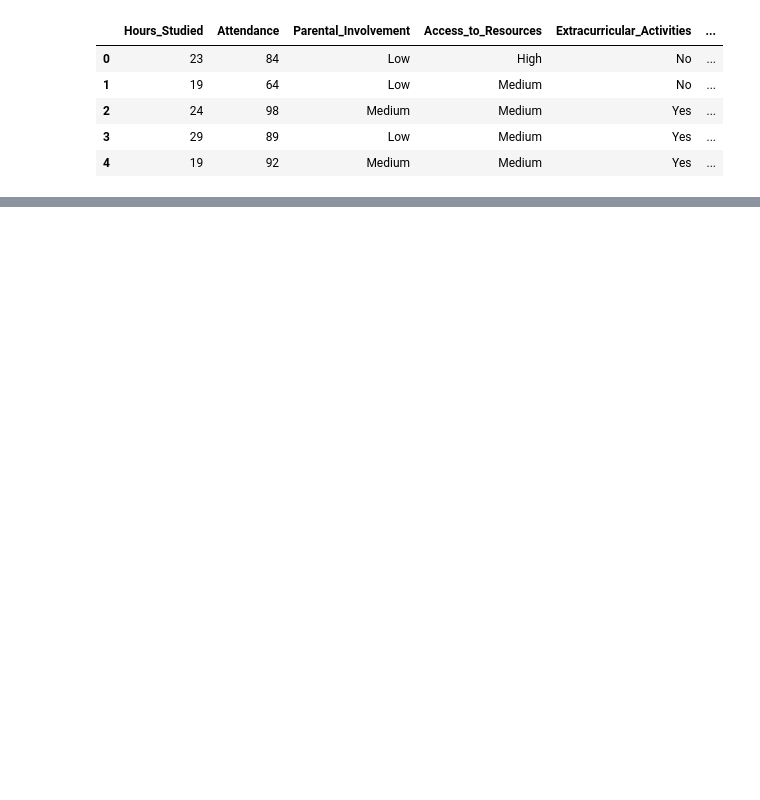
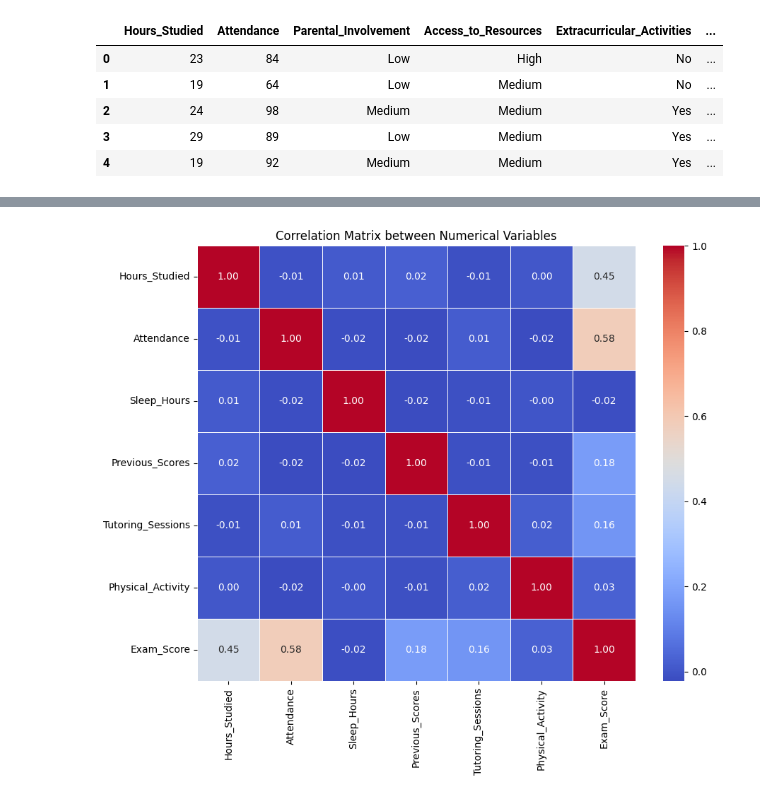
Before and after one commit to juanplima12/studentperformance, a Jupyter notebook: notebooks/analise.ipynb, the cells around one changed output, grey strips where cells are left out. Cells and saved outputs as stored; diff of their text form; code cells hidden in the pictures; blank space fills up the shorter version.

```diff
--- a/notebooks/analise.ipynb
+++ b/notebooks/analise.ipynb
@@ -15,0 +91,12 @@ df.head()
+# %%
+cols_with_missing = ['Teacher_Quality', 'Parental_Education_Level', 'Distance_from_Home']
+
+for col in cols_with_missing:
+    mode_value = df[col].mode()[0]
+    df[col].fillna(mode_value, inplace=True)
+    print(f"Null values in '{col}' filled with: {mode_value}")
+
+print("\nNulls remaining:", df.isnull().sum().sum())
+
+duplicates = df.duplicated().sum()
+print(f"Duplicated rows: {duplicates}")
@@ -15,0 +126,11 @@ df.head()
+# %%
+#For a correlation matrix, we can only use numerical variables. So we need to create a dataframe with only numerical columns.
+df_numeric = df.select_dtypes(include=['number'])
+correlation_matrix = df_numeric.corr()
+
+plt.figure(figsize=(10, 8))
+sns.heatmap(correlation_matrix, annot=True, cmap='coolwarm', fmt=".2f", linewidths=0.5)
+plt.title('Correlation Matrix between Numerical Variables')
+plt.show()
+# %% [output]
+[figure, added]
```
Also changed, not shown: parts of 26 cells of this notebook.
